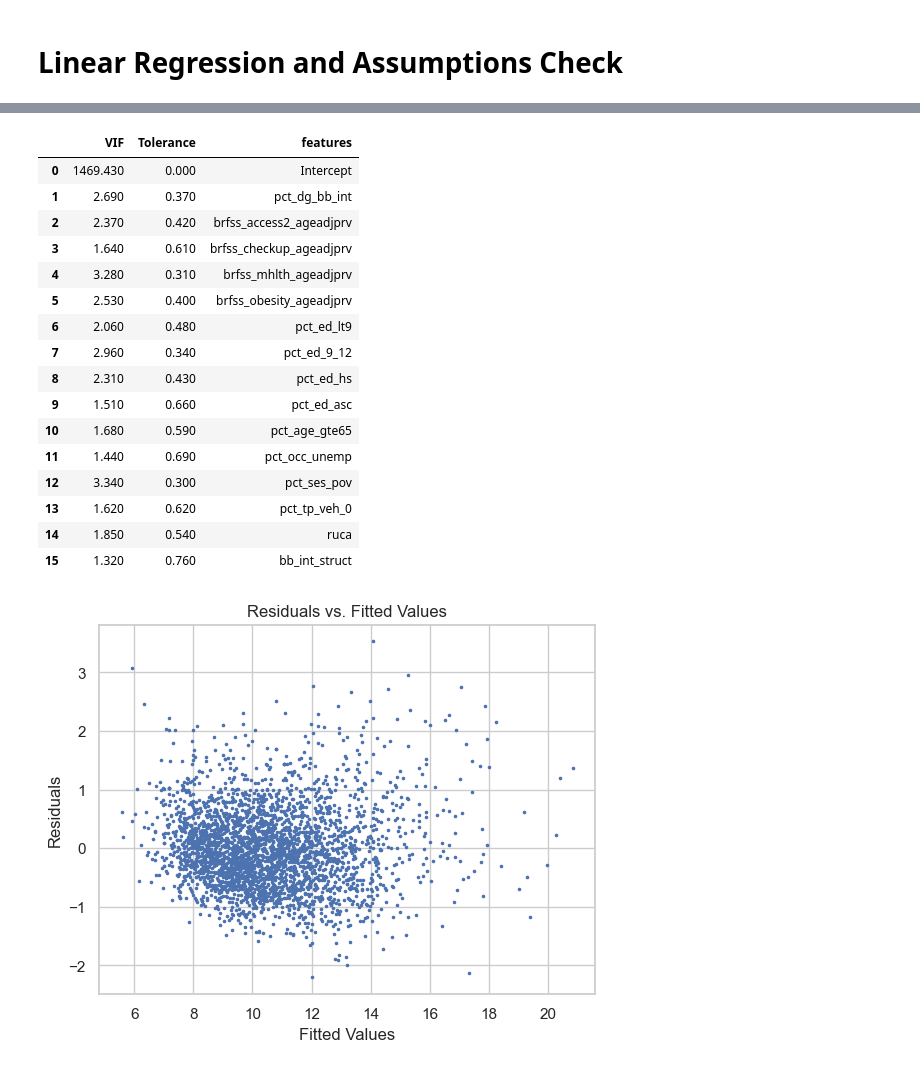
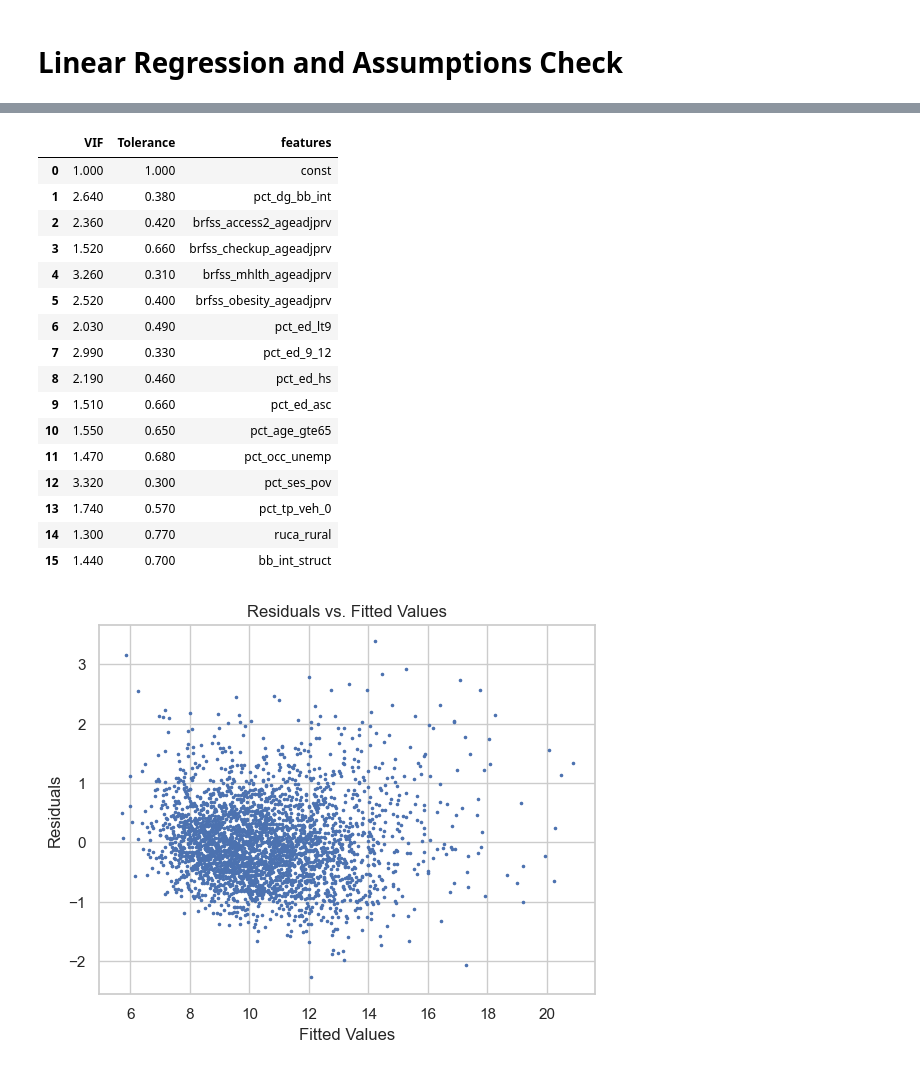
Before and after one commit to mfarme/eHealthEquity, a Jupyter notebook: Research/Analysis/RQ1 Analysis.ipynb, the cells around one changed output, grey strips where cells are left out. Saved outputs shown, nothing was run; the diff lists cells and outputs as text; code cells hidden in the pictures.

```diff
--- a/Research/Analysis/RQ1 Analysis.ipynb
+++ b/Research/Analysis/RQ1 Analysis.ipynb
@@ -100,21 +86,26 @@ covariates = [
     # "pct_tp_veh_1", # percentage of households with one vehicle
     # "pct_tp_veh_2", # percentage of households with two vehicles
     # "pct_tp_veh_3" # percentage of households with three or more vehicles
-    "ruca", # rural-urban continuum codes
+    #"ruca", # rural-urban continuum codes
+    #"ruca_metro", # metropolitan
+    #"ruca_micro", # micropolitan
+    #"ruca_small_town", # small town
+    "ruca_rural", # rural
     "bb_int_struct" # broadband internet access availability
 ]
 
-# variables commented out due to high VIF values (>= 5)
-
-X = df[iv + covariates]
-y = df[dv]
-
-features = "+".join(iv + covariates)
-y, X = dmatrices(dv[0] + ' ~' + features, data=df, return_type='dataframe')
+# variables commented out due to high VIF values (>= 5
+# %%
+X = df[iv + covariates]
+y = df[dv]
+#center X
+X = X - X.mean()
+#add constant
+X = sm.add_constant(X)
 # %% [markdown]
 # Linear Regression and Assumptions Check
 # %%
-model = smf.ols(formula=dv[0] + ' ~' + features, data=df)
+model = sm.OLS(y, X)
 results = model.fit()
 
 #Evalute VIF for each variable and display in table
@@ -171,18 +162,18 @@ RMSE:  0.6924576947596156
 |  | VIF | Tolerance | features |
-| 0 | 1469.430 | 0.000 | Intercept |
-| 1 | 2.690 | 0.370 | pct_dg_bb_int |
-| 2 | 2.370 | 0.420 | brfss_access2_ageadjprv |
-| 3 | 1.640 | 0.610 | brfss_checkup_ageadjprv |
-| 4 | 3.280 | 0.310 | brfss_mhlth_ageadjprv |
-| 5 | 2.530 | 0.400 | brfss_obesity_ageadjprv |
-| 6 | 2.060 | 0.480 | pct_ed_lt9 |
-| 7 | 2.960 | 0.340 | pct_ed_9_12 |
-| 8 | 2.310 | 0.430 | pct_ed_hs |
+| 0 | 1.000 | 1.000 | const |
+| 1 | 2.640 | 0.380 | pct_dg_bb_int |
+| 2 | 2.360 | 0.420 | brfss_access2_ageadjprv |
+| 3 | 1.520 | 0.660 | brfss_checkup_ageadjprv |
+| 4 | 3.260 | 0.310 | brfss_mhlth_ageadjprv |
+| 5 | 2.520 | 0.400 | brfss_obesity_ageadjprv |
+| 6 | 2.030 | 0.490 | pct_ed_lt9 |
+| 7 | 2.990 | 0.330 | pct_ed_9_12 |
+| 8 | 2.190 | 0.460 | pct_ed_hs |
 | 9 | 1.510 | 0.660 | pct_ed_asc |
-| 10 | 1.680 | 0.590 | pct_age_gte65 |
-| 11 | 1.440 | 0.690 | pct_occ_unemp |
-| 12 | 3.340 | 0.300 | pct_ses_pov |
-| 13 | 1.620 | 0.620 | pct_tp_veh_0 |
-| 14 | 1.850 | 0.540 | ruca |
-| 15 | 1.320 | 0.760 | bb_int_struct |
+| 10 | 1.550 | 0.650 | pct_age_gte65 |
+| 11 | 1.470 | 0.680 | pct_occ_unemp |
+| 12 | 3.320 | 0.300 | pct_ses_pov |
+| 13 | 1.740 | 0.570 | pct_tp_veh_0 |
+| 14 | 1.300 | 0.770 | ruca_rural |
+| 15 | 1.440 | 0.700 | bb_int_struct |
-[figure, old version]
+[figure, new version]
```
Also changed, not shown: parts of 14 cells of this notebook, 14 other files.
